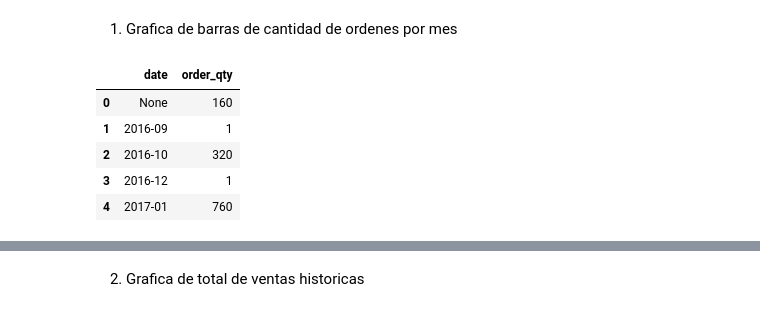
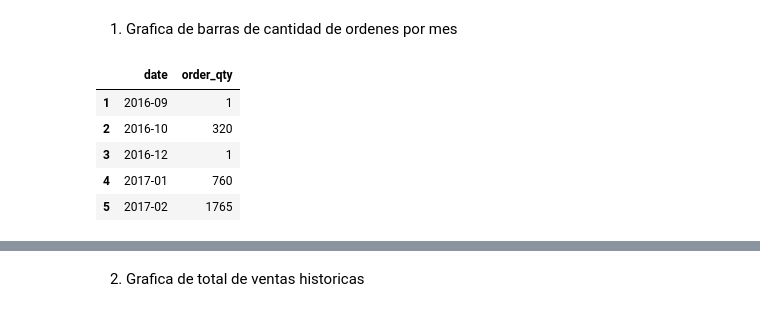
Before and after one commit to xDiegoCruz15/MCD-BDR, a Jupyter notebook: Tarea10.ipynb, the cells around one changed output, grey strips where cells are left out. Cells and saved outputs as stored; diff of their text form; code cells hidden in the pictures.

```diff
--- a/Tarea10.ipynb
+++ b/Tarea10.ipynb
@@ -146,18 +145,20 @@ Order ID: 9aec4e1ae90b23c7bf2d2b3bfafbd943, Cliente ID: 3d47f4368ccc8e1bb4c4a12d
 # %%
 query = (
     'SELECT DATE_FORMAT(order_approved_at, "%%Y-%%m") AS date, '
     '       COUNT(order_id) AS order_qty '
     'FROM orders '
     'GROUP BY date '
     'ORDER BY date '
 )
 
 order_qty = pd.read_sql(query, db)
+order_qty = order_qty.dropna(subset=['date'])
+
 order_qty.head(5)
 # %% [output]
 |  | date | order_qty |
-| 0 | None | 160 |
 | 1 | 2016-09 | 1 |
 | 2 | 2016-10 | 320 |
 | 3 | 2016-12 | 1 |
 | 4 | 2017-01 | 760 |
+| 5 | 2017-02 | 1765 |
```
Also changed, not shown: parts of 3 cells of this notebook.
